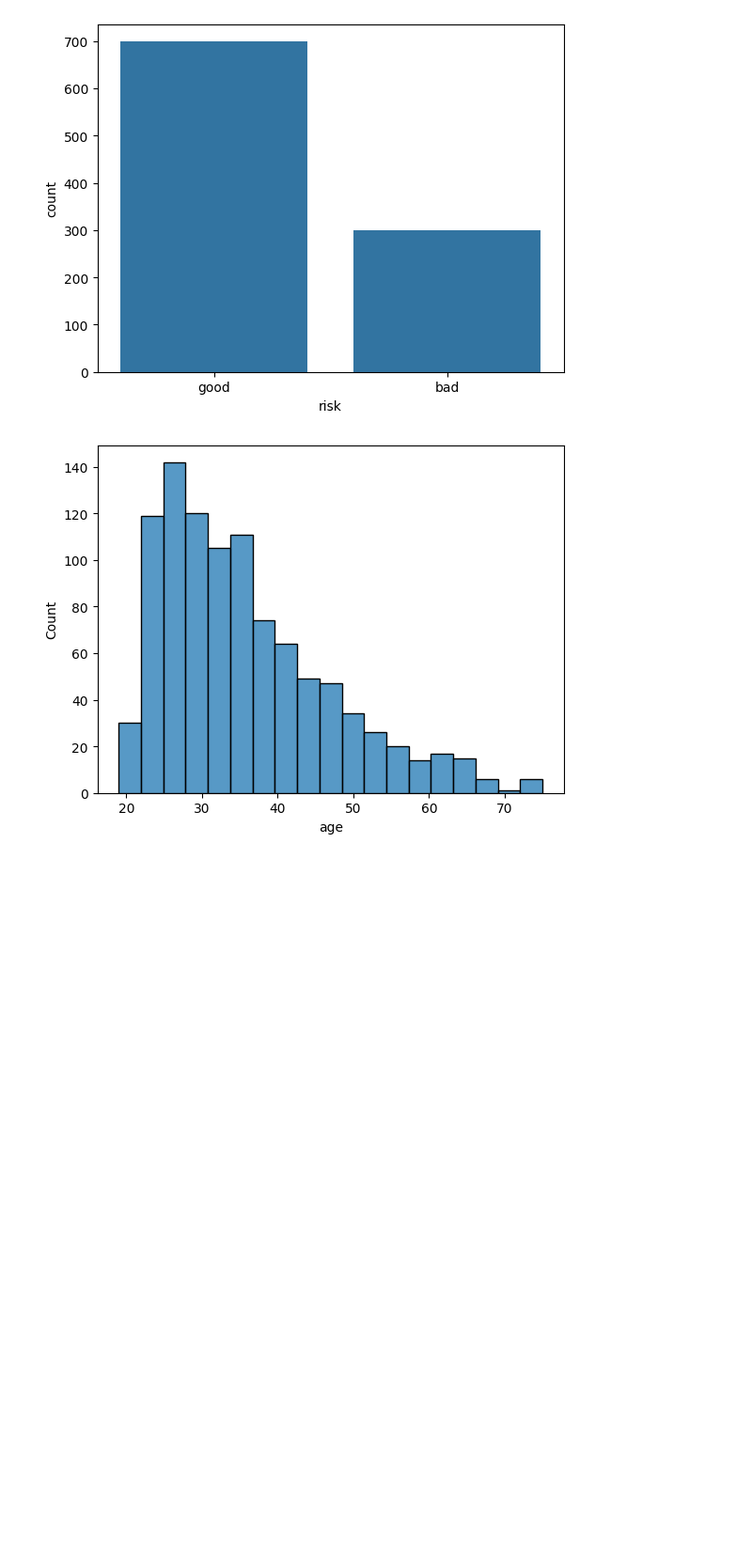
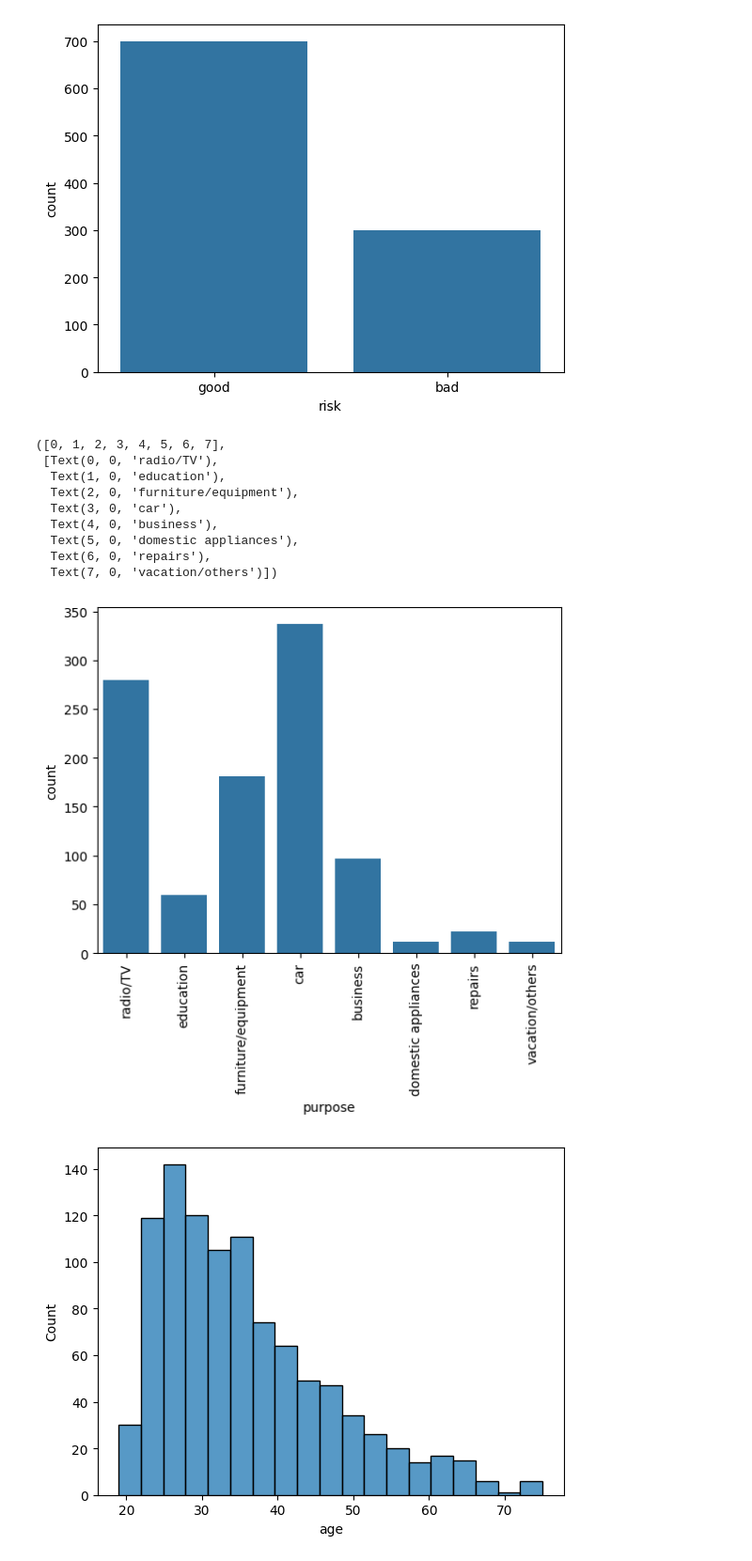
Before and after one commit to rrofiikkk/machine-learning, a Jupyter notebook: credit.ipynb, the cells around one changed output. Shown: that part at 94% size. Cells and saved outputs as stored; diff of their text form; code cells hidden in the pictures; blank space fills up the shorter version.

```diff
--- a/credit.ipynb
+++ b/credit.ipynb
@@ -104,6 +127,20 @@ for i in cat:
 [figure]
 [figure]
 [figure]
+# %%
+sns.countplot(x='purpose', data=df)
+plt.xticks(rotation = 90)
+# %% [output]
+([0, 1, 2, 3, 4, 5, 6, 7],
+ [Text(0, 0, 'radio/TV'),
+  Text(1, 0, 'education'),
+  Text(2, 0, 'furniture/equipment'),
+  Text(3, 0, 'car'),
+  Text(4, 0, 'business'),
+  Text(5, 0, 'domestic appliances'),
+  Text(6, 0, 'repairs'),
+  Text(7, 0, 'vacation/others')])
+[figure, added]
 # %%
 for i in num:
     sns.histplot(x=i, data=df)
```
Also changed, not shown: parts of 3 cells of this notebook.
